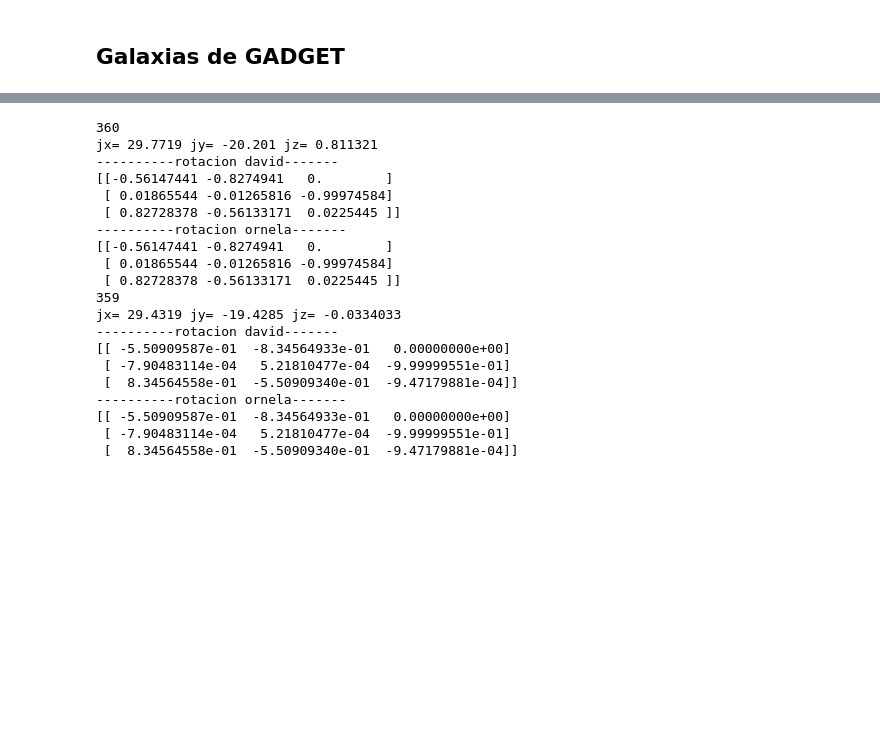
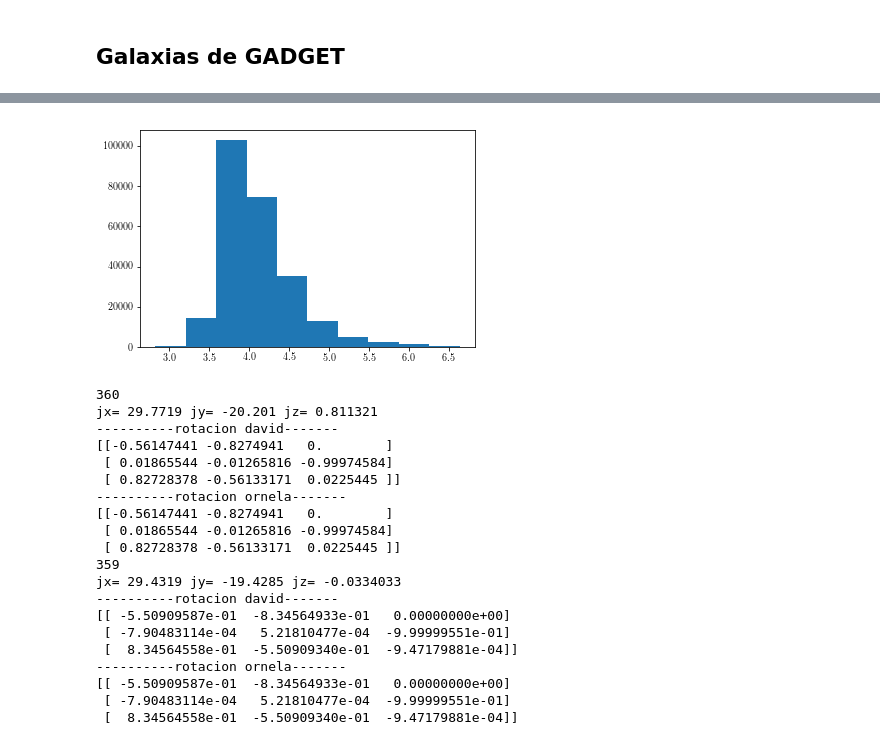
Before and after one commit to ornemarioni/Barras_GdGs, a Jupyter notebook: Barras_Gd/programs/Evol_strdrk_simulaciones.ipynb, the cells around one changed output, grey strips where cells are left out. Drawn from its saved outputs; the diff is of its cells as text; code cells hidden in the pictures; blank space fills up the shorter version.

```diff
--- a/Barras_Gd/programs/Evol_strdrk_simulaciones.ipynb
+++ b/Barras_Gd/programs/Evol_strdrk_simulaciones.ipynb
@@ -461,3 +451,7 @@ for isnap in snapshot:
+# %%
+rend1.histogram()
+# %% [output]
+[figure, added]
 # %%
 import matplotlib.pyplot as plt
 import h5py
```
Also changed, not shown: parts of 2 cells of this notebook, 2 other files.
